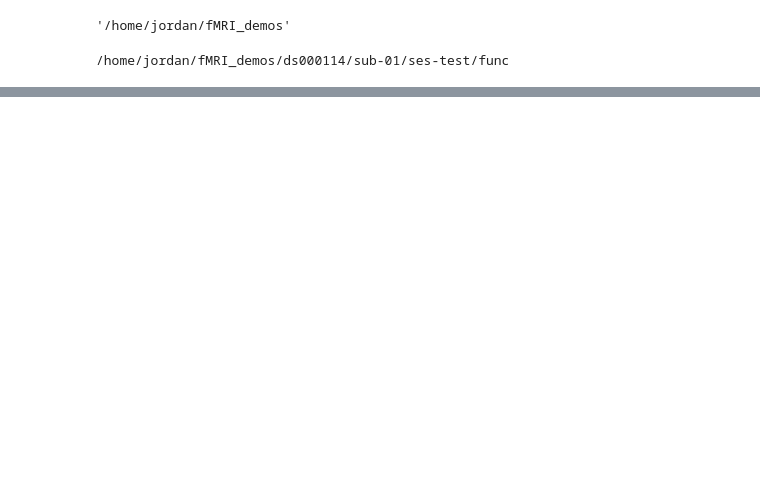
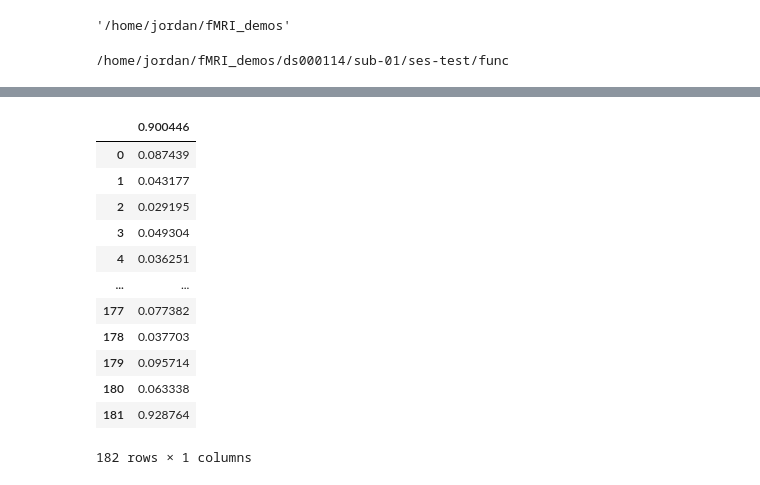
Before and after one commit to jecd/PSC210_demos, a Jupyter notebook: Visualize_Results.ipynb, the cells around one changed output, grey strips where cells are left out. Cells and saved outputs as stored; diff of their text form; code cells hidden in the pictures; blank space fills up the shorter version.

```diff
--- a/Visualize_Results.ipynb
+++ b/Visualize_Results.ipynb
@@ -16,0 +37,16 @@ realignment = pd.read_table(subdir + "/sub-01_ses-test_task-fingerfootlips_bold_
+# %%
+framewise_rel
+# %% [output]
+|  | 0.900446 |
+| 0 | 0.087439 |
+| 1 | 0.043177 |
+| 2 | 0.029195 |
+| 3 | 0.049304 |
+| 4 | 0.036251 |
+| ... | ... |
+| 177 | 0.077382 |
+| 178 | 0.037703 |
+| 179 | 0.095714 |
+| 180 | 0.063338 |
+| 181 | 0.928764 |
+182 rows × 1 columns
```
Also changed, not shown: parts of 9 cells of this notebook, 2 other files.
